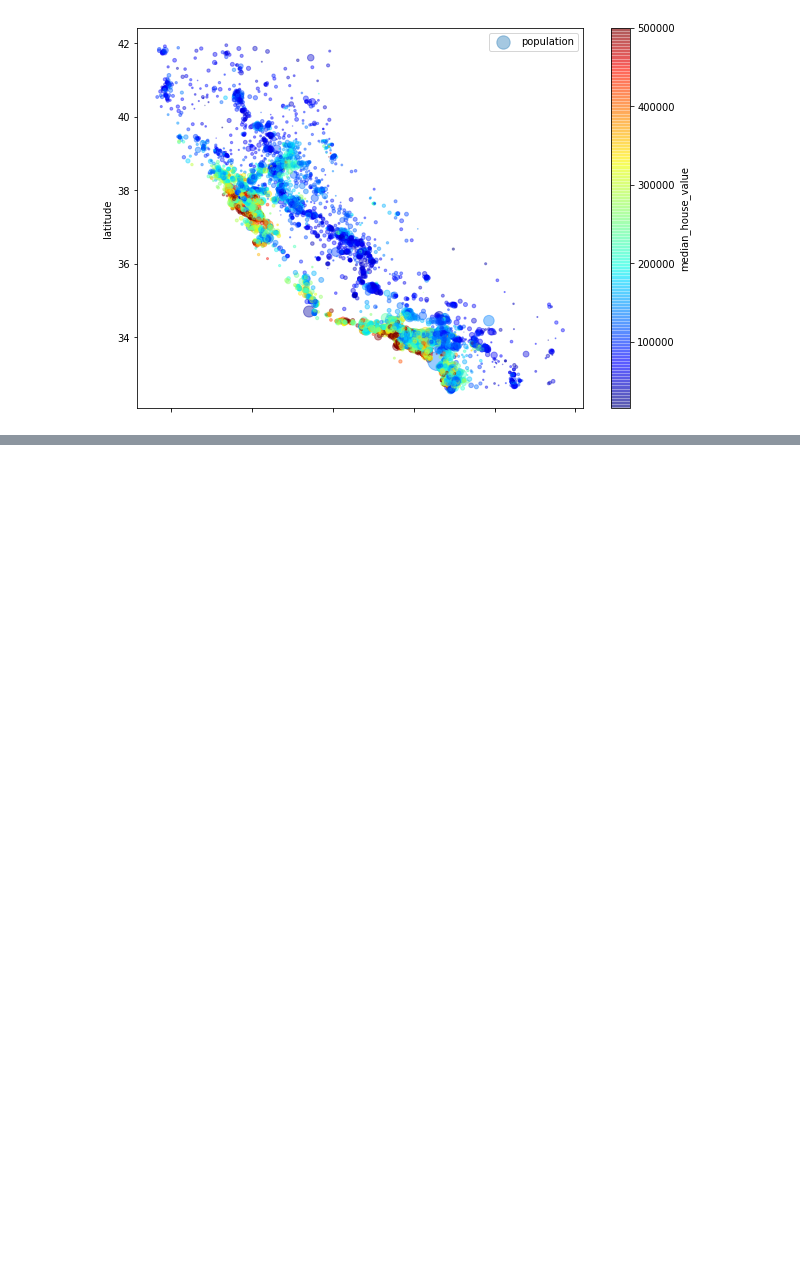
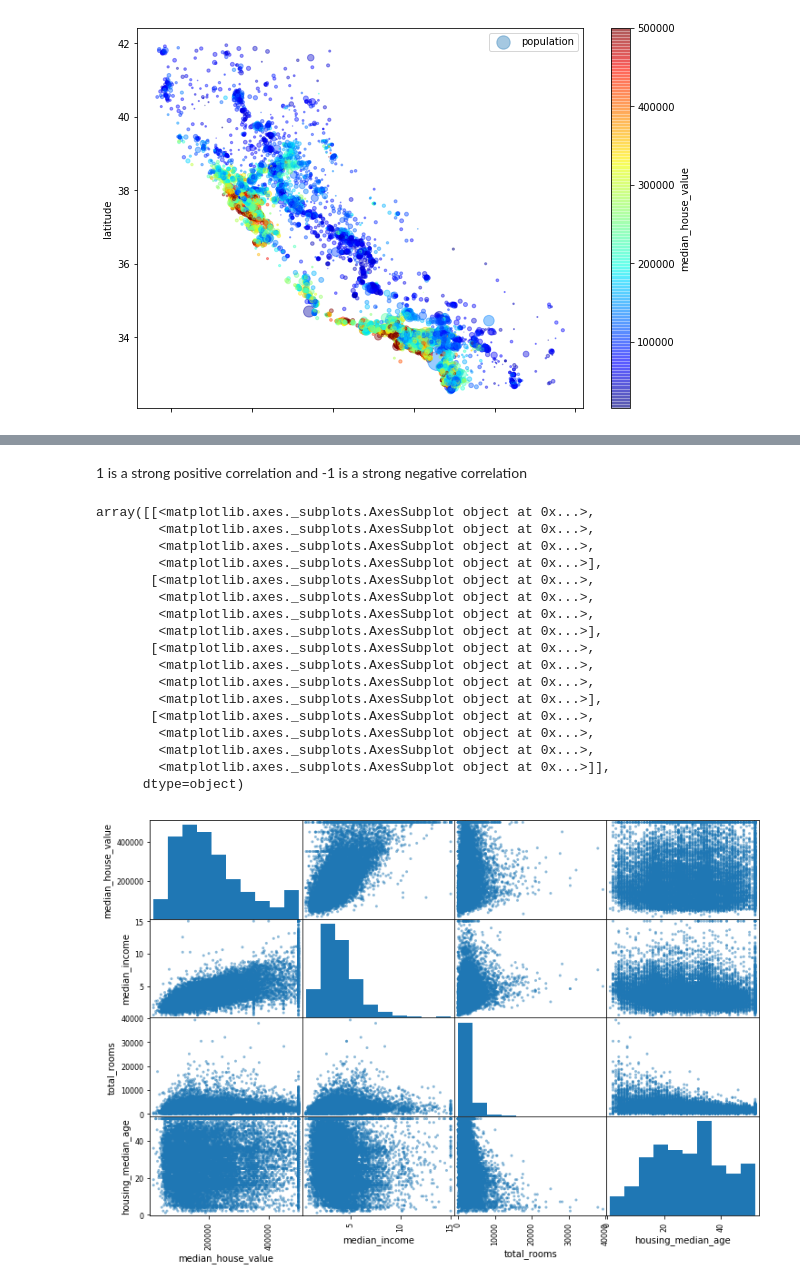
Before and after one commit to marytaylor/Hands-On-Machine-Learning-With-Scikit-Learn-And-TensorFlow, a Jupyter notebook: Chapter 2 - End-to-End Machine Learning Project.ipynb, the cells around one changed output, grey strips where cells are left out. Drawn from its saved outputs; the diff is of its cells as text; code cells hidden in the pictures; blank space fills up the shorter version.

Commit message:
looked for correlations and tried different attribute combinations

```diff
--- a/Chapter 2 - End-to-End Machine Learning Project.ipynb
+++ b/Chapter 2 - End-to-End Machine Learning Project.ipynb
@@ -274,0 +293,29 @@ plt.legend()
+# %% [markdown]
+1 is a strong positive correlation and -1 is a strong negative correlation
+# %%
+# scatter_matrix plots all attributes against each other which would be too many
+# pick a few attributes to plot
+from pandas.plotting import scatter_matrix
+
+attributes = ["median_house_value", "median_income", "total_rooms",
+             "housing_median_age"]
+scatter_matrix(housing[attributes], figsize=(12,8))
+# %% [output]
+array([[<matplotlib.axes._subplots.AxesSubplot object at 0x...>,
+        <matplotlib.axes._subplots.AxesSubplot object at 0x...>,
+        <matplotlib.axes._subplots.AxesSubplot object at 0x...>,
+        <matplotlib.axes._subplots.AxesSubplot object at 0x...>],
+       [<matplotlib.axes._subplots.AxesSubplot object at 0x...>,
+        <matplotlib.axes._subplots.AxesSubplot object at 0x...>,
+        <matplotlib.axes._subplots.AxesSubplot object at 0x...>,
+        <matplotlib.axes._subplots.AxesSubplot object at 0x...>],
+       [<matplotlib.axes._subplots.AxesSubplot object at 0x...>,
+        <matplotlib.axes._subplots.AxesSubplot object at 0x...>,
+        <matplotlib.axes._subplots.AxesSubplot object at 0x...>,
+        <matplotlib.axes._subplots.AxesSubplot object at 0x...>],
+       [<matplotlib.axes._subplots.AxesSubplot object at 0x...>,
+        <matplotlib.axes._subplots.AxesSubplot object at 0x...>,
+        <matplotlib.axes._subplots.AxesSubplot object at 0x...>,
+        <matplotlib.axes._subplots.AxesSubplot object at 0x...>]],
+      dtype=object)
+[figure, added]
```
Also changed, not shown: parts of 11 cells of this notebook.
